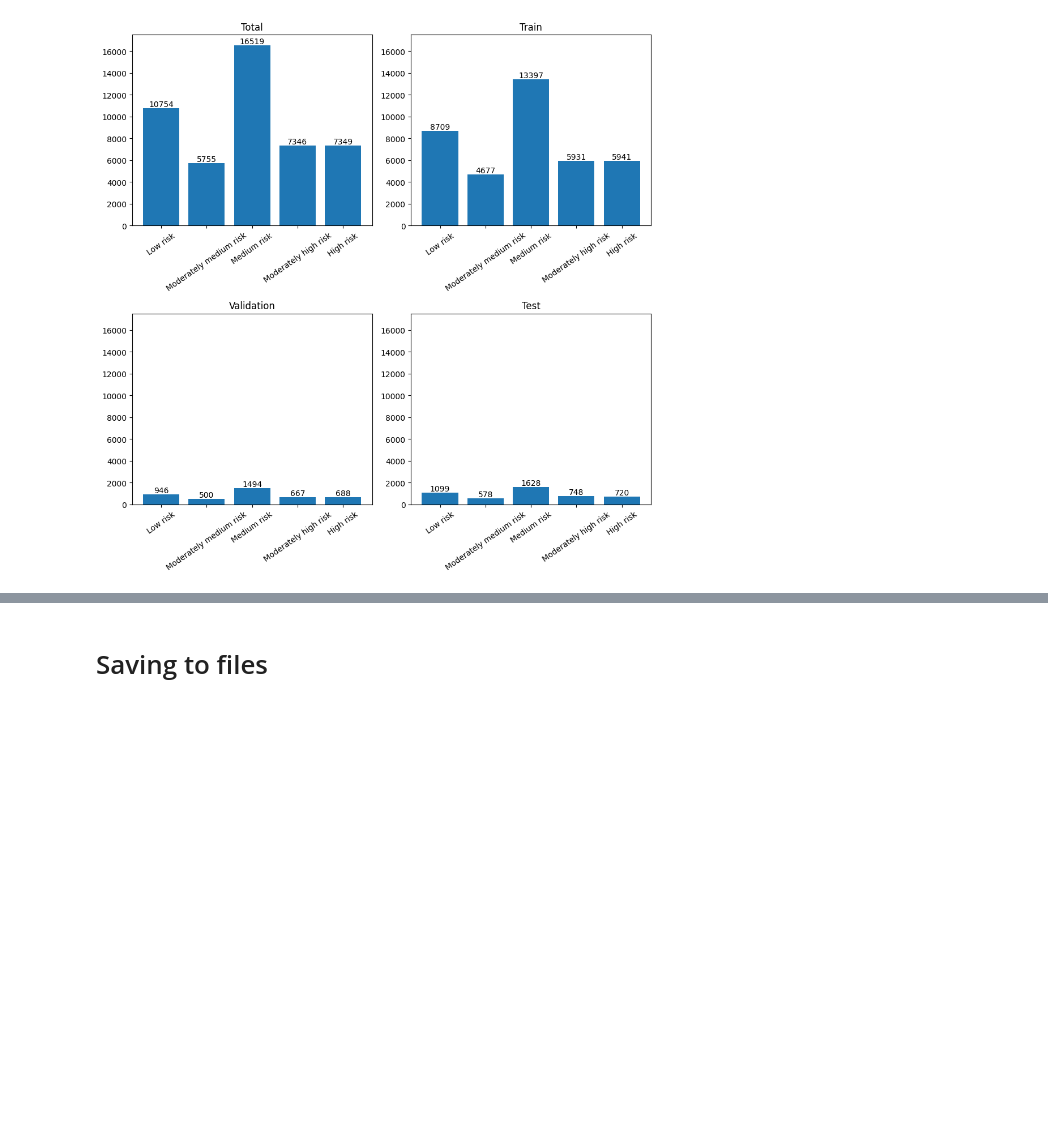
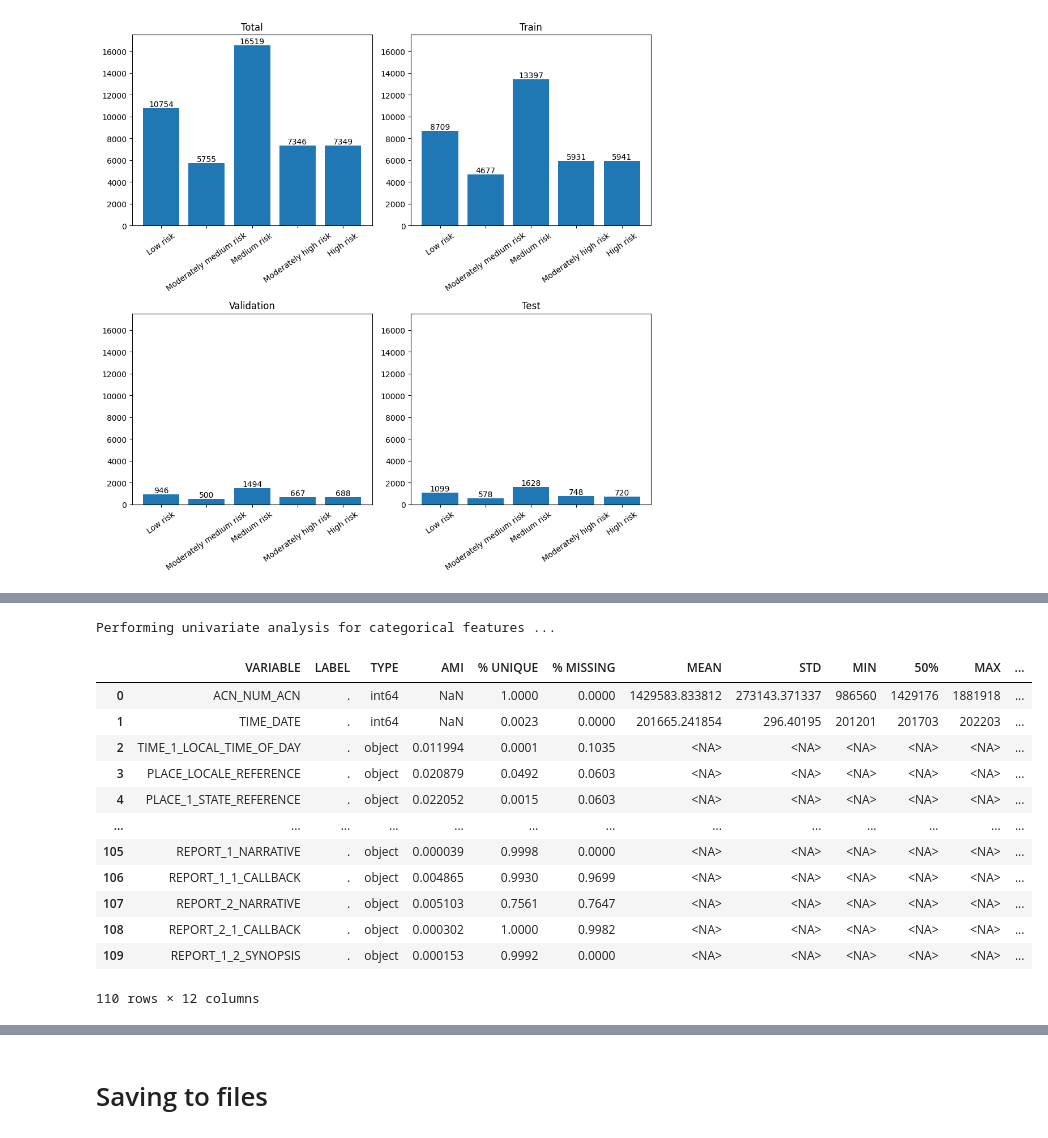
Before and after one commit to SimeonHristov99/AeroGuard, a Jupyter notebook: 01_Scripts/02_Univariate_analysis.ipynb, the cells around one changed output, grey strips where cells are left out. Cells and saved outputs as stored; diff of their text form; code cells hidden in the pictures; blank space fills up the shorter version.

Commit message:
For all categorical variables, create a column that stores the AMI value.

```diff
--- a/01_Scripts/02_Univariate_analysis.ipynb
+++ b/01_Scripts/02_Univariate_analysis.ipynb
@@ -57,3 +61,8 @@ df_test.shape=(4773, 113)
 | 47721 | 1102938 | 201307 | 0601-1200 | MEM.Airport | TN | ... |
 | 47722 | 1681426 | 201909 | 0001-0600 | ZZZ.Airport | US | ... |
 47723 rows × 113 columns
+# %%
+filepath = fr'{c.get_path_iteration()}/{c.iteration}_ss.pkl'
+with open(filepath, 'rb') as f:
+    selection_set = pickle.load(f)
+len(selection_set)
@@ -215,4 +233,0 @@ class DataAudit:
-# %%
-data_audit = DataAudit()
-data_audit.fit(df_train_val_test)
-data_audit.view_summary()
@@ -232,0 +234,19 @@ data_audit.view_summary()
+# %%
+data_audit_full = DataAudit()
+data_audit_full.fit(df_train_val_test, df_train_val_test['EVENT_RISK'], selection_set=selection_set)
+data_audit_full.view_summary()
+# %% [output]
+Performing univariate analysis for categorical features ...
+|  | VARIABLE | LABEL | TYPE | AMI | % UNIQUE | % MISSING | MEAN | STD | MIN | 50% | MAX | ... |
+| 0 | ACN_NUM_ACN | . | int64 | NaN | 1.0000 | 0.0000 | 1429583.833812 | 273143.371337 | 986560 | 1429176 | 1881918 | ... |
+| 1 | TIME_DATE | . | int64 | NaN | 0.0023 | 0.0000 | 201665.241854 | 296.40195 | 201201 | 201703 | 202203 | ... |
+| 2 | TIME_1_LOCAL_TIME_OF_DAY | . | object | 0.011994 | 0.0001 | 0.1035 | <NA> | <NA> | <NA> | <NA> | <NA> | ... |
+| 3 | PLACE_LOCALE_REFERENCE | . | object | 0.020879 | 0.0492 | 0.0603 | <NA> | <NA> | <NA> | <NA> | <NA> | ... |
+| 4 | PLACE_1_STATE_REFERENCE | . | object | 0.022052 | 0.0015 | 0.0603 | <NA> | <NA> | <NA> | <NA> | <NA> | ... |
+| ... | ... | ... | ... | ... | ... | ... | ... | ... | ... | ... | ... | ... |
+| 105 | REPORT_1_NARRATIVE | . | object | 0.000039 | 0.9998 | 0.0000 | <NA> | <NA> | <NA> | <NA> | <NA> | ... |
+| 106 | REPORT_1_1_CALLBACK | . | object | 0.004865 | 0.9930 | 0.9699 | <NA> | <NA> | <NA> | <NA> | <NA> | ... |
+| 107 | REPORT_2_NARRATIVE | . | object | 0.005103 | 0.7561 | 0.7647 | <NA> | <NA> | <NA> | <NA> | <NA> | ... |
+| 108 | REPORT_2_1_CALLBACK | . | object | 0.000302 | 1.0000 | 0.9982 | <NA> | <NA> | <NA> | <NA> | <NA> | ... |
+| 109 | REPORT_1_2_SYNOPSIS | . | object | 0.000153 | 0.9992 | 0.0000 | <NA> | <NA> | <NA> | <NA> | <NA> | ... |
+110 rows × 12 columns
```
Also changed, not shown: parts of 10 cells of this notebook, 3 other files.
